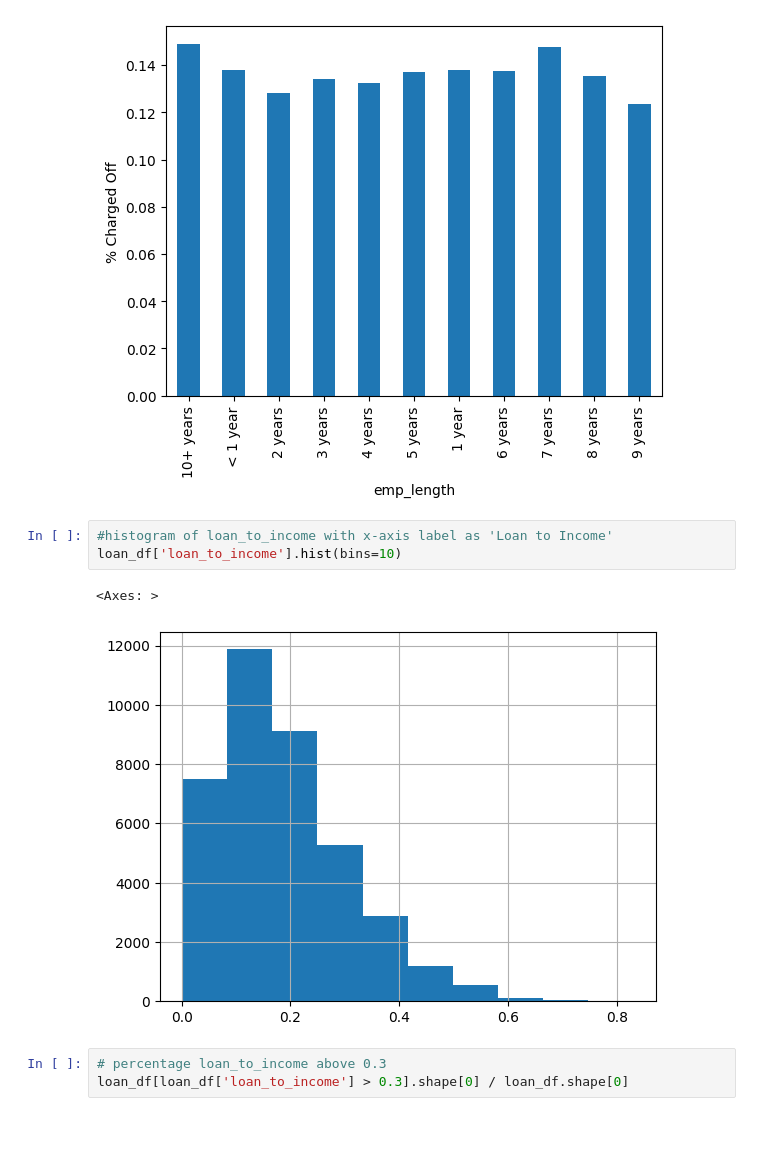
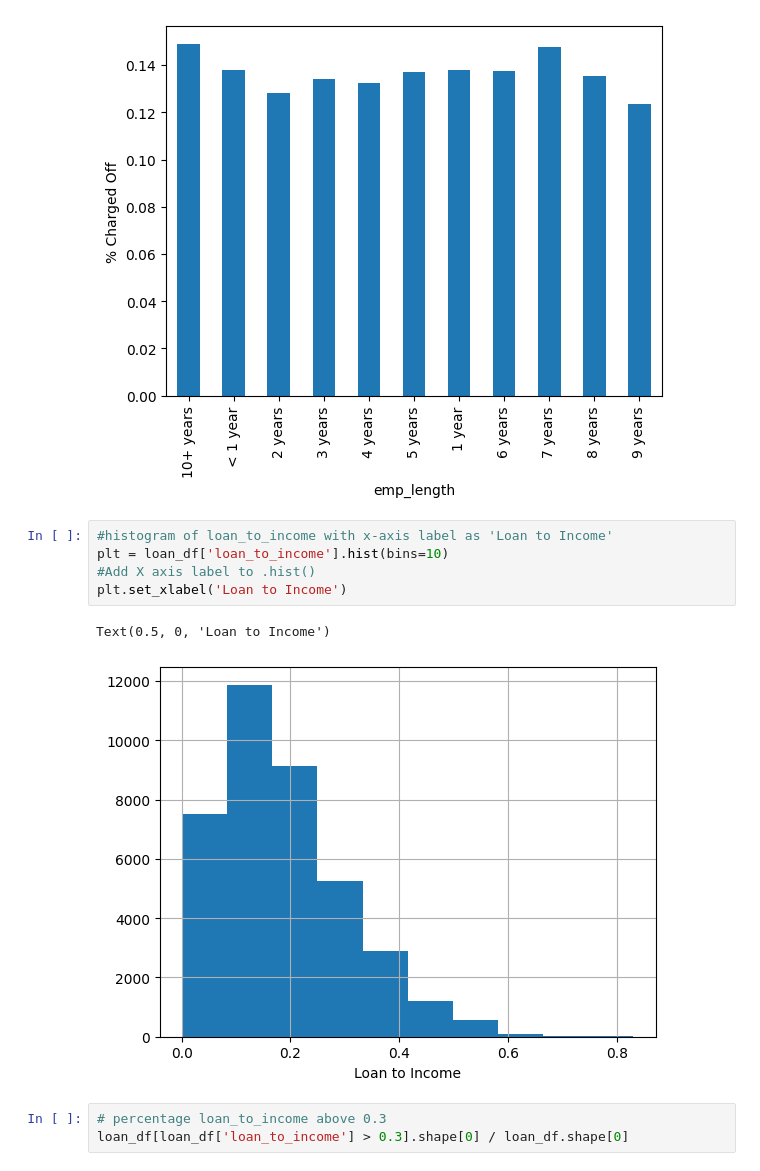
Before and after one commit to muralikandan/capstone, a Jupyter notebook: fraud_detection_model.ipynb, the cells around one changed output. Saved outputs shown, nothing was run; the diff lists cells and outputs as text; blank space fills up the shorter version.

Commit message:
update with right text

```diff
--- a/fraud_detection_model.ipynb
+++ b/fraud_detection_model.ipynb
@@ -133,10 +133,12 @@ temp.plot(kind='bar', ylabel='% Charged Off')
 [figure]
 # %%
 #histogram of loan_to_income with x-axis label as 'Loan to Income'
-loan_df['loan_to_income'].hist(bins=10)
+plt = loan_df['loan_to_income'].hist(bins=10)
+#Add X axis label to .hist()
+plt.set_xlabel('Loan to Income')
 # %% [output]
-<Axes: >
+Text(0.5, 0, 'Loan to Income')
-[figure, old version]
+[figure, new version]
 # %%
 # percentage loan_to_income above 0.3
 loan_df[loan_df['loan_to_income'] > 0.3].shape[0] / loan_df.shape[0]
```
Also changed, not shown: parts of 5 cells of this notebook.
